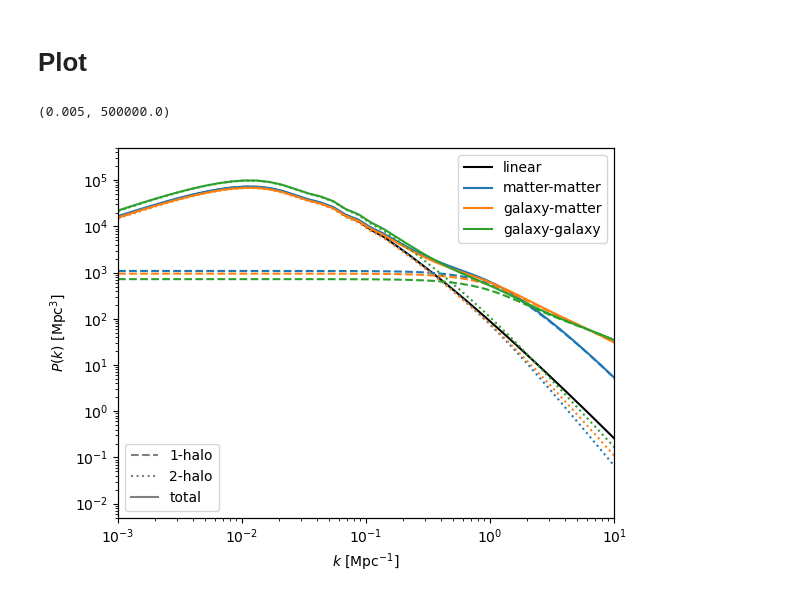
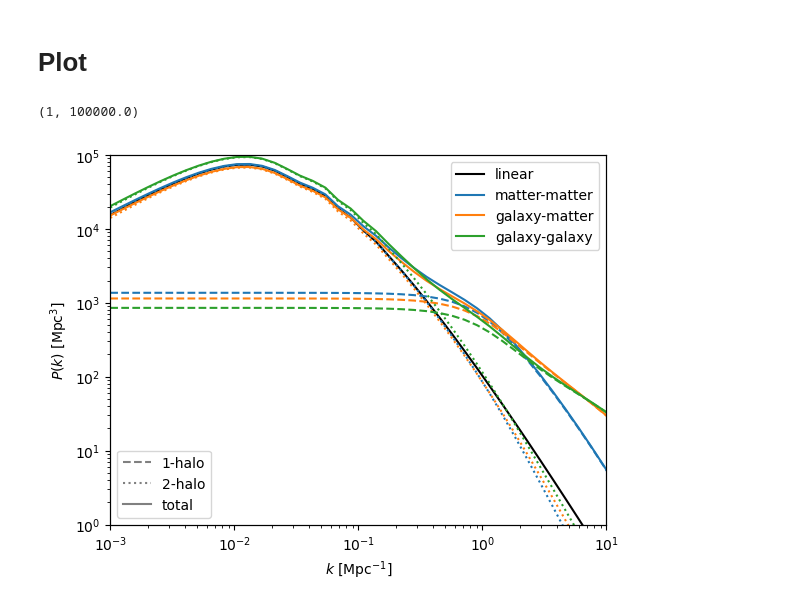
Before and after one commit to llinke1/G3LHalo_python, a Jupyter notebook: exampleNotebooks/examplePowerspectrum.ipynb, the cells around one changed output. Drawn from its saved outputs; the diff is of its cells as text; code cells hidden in the pictures.

```diff
--- a/exampleNotebooks/examplePowerspectrum.ipynb
+++ b/exampleNotebooks/examplePowerspectrum.ipynb
@@ -12,10 +14,10 @@ See `exampleHalomodelIngredients.ipynb` for details
 # %%
 # Cosmology
 cosmo = {
-    'Om_c': 0.28,
-    'Om_b': 0.05,
-    'h': 0.67,
-    'sigma_8': 0.8,
+    'Om_c': 0.25,
+    'Om_b': 0.045,
+    'h': 0.73,
+    'sigma_8': 0.9,
     'n_s': 0.96
 }
 
@@ -110,33 +101,33 @@ axes.loglog(ks, Pk_lin, color='k', label='linear')
 axes.loglog(ks, Pk_ss_1h, color='C0', ls='--')
 axes.loglog(ks, Pk_ss_2h, color='C0', ls=':')
 axes.loglog(ks, Pk_ss, color='C0', label='matter-matter')
 
 axes.loglog(ks, Pk_sl_1h, color='C1', ls='--')
 axes.loglog(ks, Pk_sl_2h, color='C1', ls=':')
 axes.loglog(ks, Pk_sl, color='C1', label='galaxy-matter')
 
 axes.loglog(ks, Pk_ll_1h, color='C2', ls='--')
 axes.loglog(ks, Pk_ll_2h, color='C2', ls=':')
 axes.loglog(ks, Pk_ll, color='C2', label='galaxy-galaxy')
 
 
 plt.xlabel(r'$k$ [Mpc$^{-1}$]')
 plt.ylabel(r'$P(k)$ [Mpc$^{3}$]')
 
 
 ax2=axes.twinx()
 ax2.plot(np.NaN, np.NaN, ls='--', label='1-halo', color='grey')
 ax2.plot(np.NaN, np.NaN, ls=':', label='2-halo', color='grey')
 ax2.plot(np.NaN, np.NaN, ls='-', label='total', color='grey')
 
 
 
 axes.legend()
 ax2.legend(loc='lower left')
 ax2.set_yticks([])
 
 axes.set_xlim(1e-3,10)
-axes.set_ylim(5e-3, 5e5)
+axes.set_ylim(1, 1e5)
 # %% [output]
-(0.005, 500000.0)
+(1, 100000.0)
-[figure, old version]
+[figure, new version]
```
Also changed, not shown: parts of 5 cells of this notebook, 2 other files.
